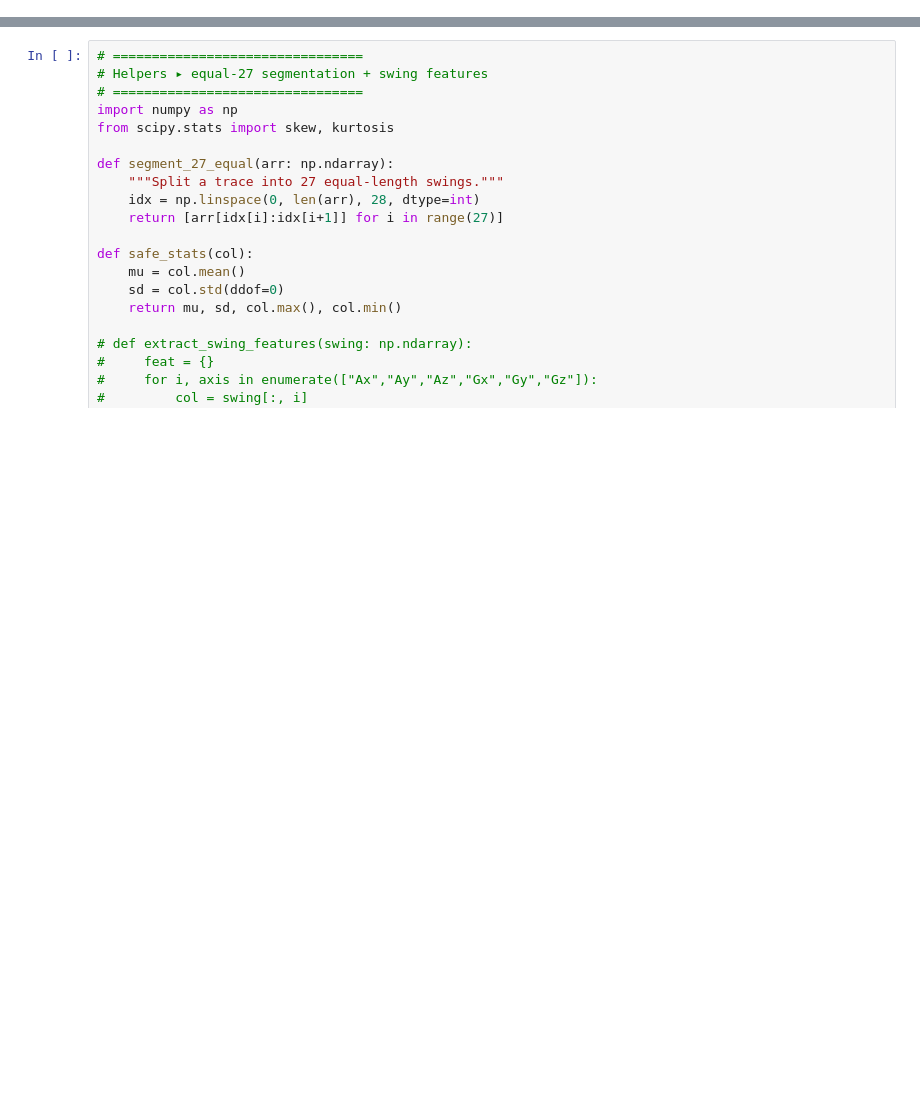
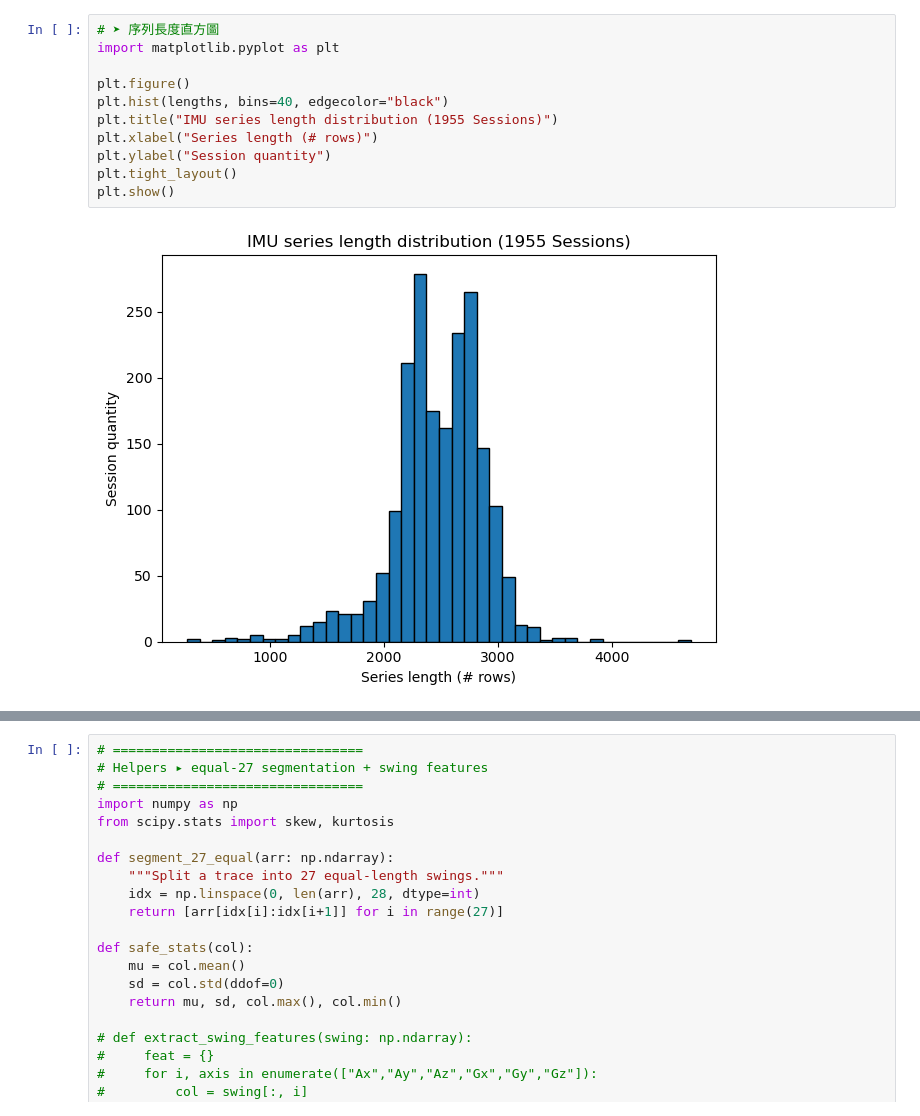
Before and after one commit to GISH123/AICup_2025_tabletennis, a Jupyter notebook: 20250601_o3_new_holdout_gish_0.85495208.ipynb, the cells around one changed output, grey strips where cells are left out. Cells and saved outputs as stored; diff of their text form; blank space fills up the shorter version.

```diff
--- a/20250601_o3_new_holdout_gish_0.85495208.ipynb
+++ b/20250601_o3_new_holdout_gish_0.85495208.ipynb
@@ -112,0 +96,13 @@ Sample sensor slice (first 5 rows of first loaded uid):
+# %%
+# ➤ 序列長度直方圖
+import matplotlib.pyplot as plt
+
+plt.figure()
+plt.hist(lengths, bins=40, edgecolor="black")
+plt.title("IMU series length distribution (1955 Sessions)")
+plt.xlabel("Series length (# rows)")
+plt.ylabel("Session quantity")
+plt.tight_layout()
+plt.show()
+# %% [output]
+[figure, added]
```
Also changed, not shown: parts of 8 cells of this notebook, 4 other files.
